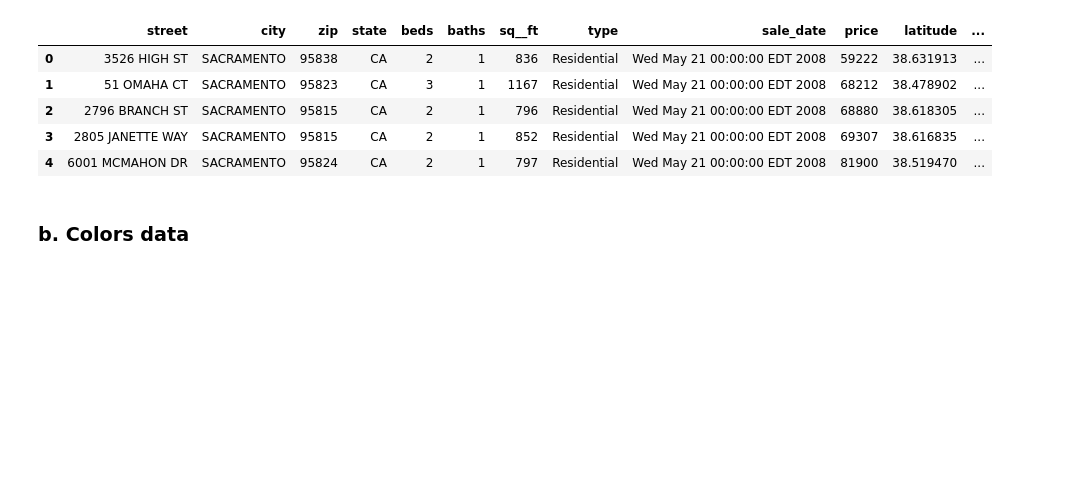
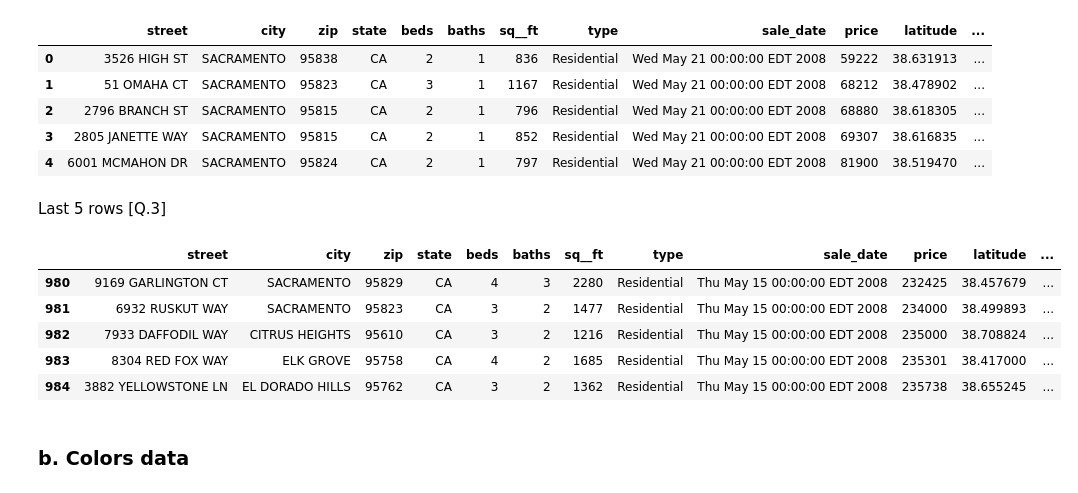
Before and after one commit to Pipe-Runner/ntnu-dpnv-assignment-1, a Jupyter notebook: notebooks/notebook_1.ipynb, the cells around one changed output. Drawn from its saved outputs; the diff is of its cells as text; code cells hidden in the pictures; blank space fills up the shorter version.

```diff
--- a/notebooks/notebook_1.ipynb
+++ b/notebooks/notebook_1.ipynb
@@ -64,6 +65,17 @@ data_real_estate.head(5)
 | 2 | 2796 BRANCH ST | SACRAMENTO | 95815 | CA | 2 | 1 | 796 | Residential | Wed May 21 00:00:00 EDT 2008 | 68880 | 38.618305 | ... |
 | 3 | 2805 JANETTE WAY | SACRAMENTO | 95815 | CA | 2 | 1 | 852 | Residential | Wed May 21 00:00:00 EDT 2008 | 69307 | 38.616835 | ... |
 | 4 | 6001 MCMAHON DR | SACRAMENTO | 95824 | CA | 2 | 1 | 797 | Residential | Wed May 21 00:00:00 EDT 2008 | 81900 | 38.519470 | ... |
+# %% [markdown]
+Last 5 rows [Q.3]
+# %%
+data_real_estate.tail(5)
+# %% [output]
+|  | street | city | zip | state | beds | baths | sq__ft | type | sale_date | price | latitude | ... |
+| 980 | 9169 GARLINGTON CT | SACRAMENTO | 95829 | CA | 4 | 3 | 2280 | Residential | Thu May 15 00:00:00 EDT 2008 | 232425 | 38.457679 | ... |
+| 981 | 6932 RUSKUT WAY | SACRAMENTO | 95823 | CA | 3 | 2 | 1477 | Residential | Thu May 15 00:00:00 EDT 2008 | 234000 | 38.499893 | ... |
+| 982 | 7933 DAFFODIL WAY | CITRUS HEIGHTS | 95610 | CA | 3 | 2 | 1216 | Residential | Thu May 15 00:00:00 EDT 2008 | 235000 | 38.708824 | ... |
+| 983 | 8304 RED FOX WAY | ELK GROVE | 95758 | CA | 4 | 2 | 1685 | Residential | Thu May 15 00:00:00 EDT 2008 | 235301 | 38.417000 | ... |
+| 984 | 3882 YELLOWSTONE LN | EL DORADO HILLS | 95762 | CA | 3 | 2 | 1362 | Residential | Thu May 15 00:00:00 EDT 2008 | 235738 | 38.655245 | ... |
 # %% [markdown]
 ### b. Colors data
 # %%
```
Also changed, not shown: parts of 30 cells of this notebook, 2 other files.
